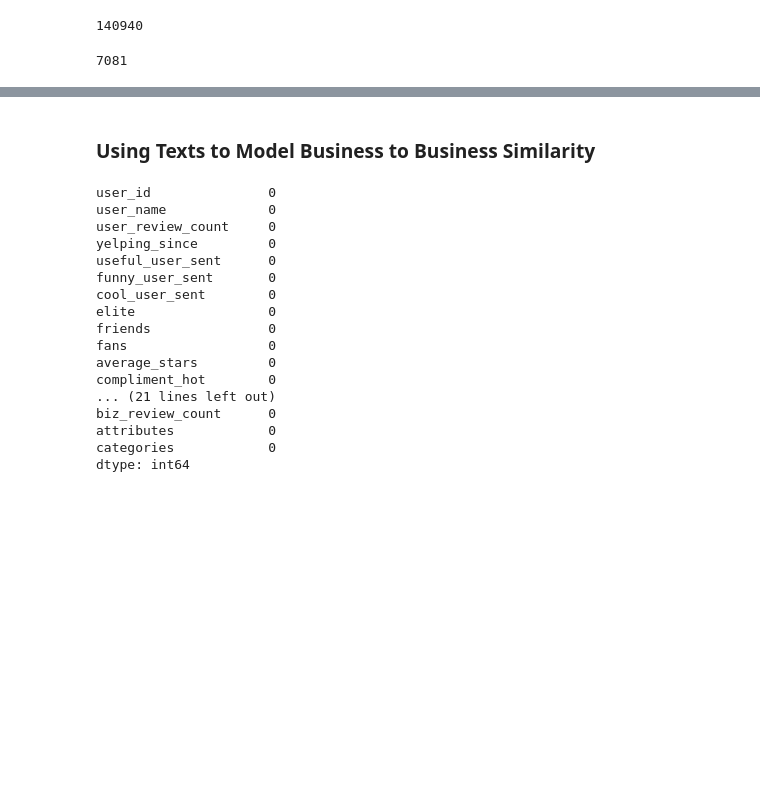
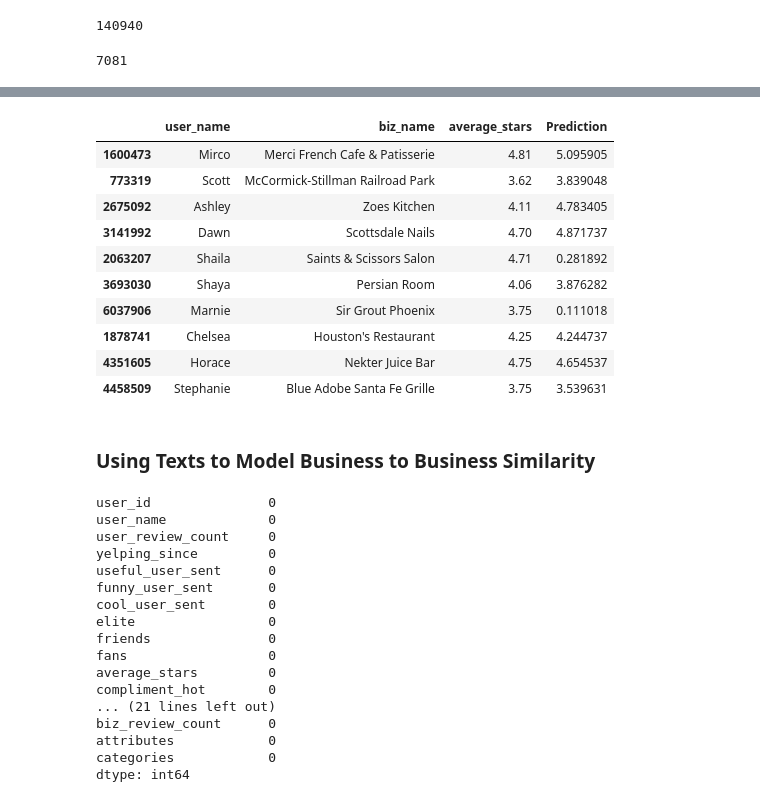
Before and after one commit to yuchild/yelp_cap3_jupyter, a Jupyter notebook: yelp_users_help_from_yelp.ipynb, the cells around one changed output, grey strips where cells are left out. Drawn from its saved outputs; the diff is of its cells as text; code cells hidden in the pictures; blank space fills up the shorter version.

```diff
--- a/yelp_users_help_from_yelp.ipynb
+++ b/yelp_users_help_from_yelp.ipynb
@@ -357,12 +343,0 @@ tf.keras.layers: https://www.tensorflow.org/api_docs/python/tf/keras/layers
-# %%
-x = concatenate([u, b], axis=-1)
-x = Flatten()(x)
-x = Dense(12, activation = 'sigmoid')(x)
-x = Dropout(0.5)(x)
-x = Dense(1, activation = 'softmax')(x)
-nn = Model([user_in, biz_in]
-          , x)
-nn.compile(optimizer = 'sgd'
-           , loss='mse'
-           , metrics=['accuracy']
-          )
@@ -404,3 +430,23 @@ Epoch 2/2
+# %%
+n = 10 # number of predictions
+predictions = model.predict([X_test.user_num.head(n)
+                            , X_test.biz_num.head(n)]
+                           )
+pred_df = X_test[['user_name', 'biz_name', 'average_stars']].iloc[0:n]
+pred_df['Prediction'] = predictions
+pred_df
+# %% [output]
+|  | user_name | biz_name | average_stars | Prediction |
+| 1600473 | Mirco | Merci French Cafe & Patisserie | 4.81 | 5.095905 |
+| 773319 | Scott | McCormick-Stillman Railroad Park | 3.62 | 3.839048 |
+| 2675092 | Ashley | Zoes Kitchen | 4.11 | 4.783405 |
+| 3141992 | Dawn | Scottsdale Nails | 4.70 | 4.871737 |
+| 2063207 | Shaila | Saints & Scissors Salon | 4.71 | 0.281892 |
+| 3693030 | Shaya | Persian Room | 4.06 | 3.876282 |
+| 6037906 | Marnie | Sir Grout Phoenix | 3.75 | 0.111018 |
+| 1878741 | Chelsea | Houston's Restaurant | 4.25 | 4.244737 |
+| 4351605 | Horace | Nekter Juice Bar | 4.75 | 4.654537 |
+| 4458509 | Stephanie | Blue Adobe Santa Fe Grille | 3.75 | 3.539631 |
 # %% [markdown]
 ### Using Texts to Model Business to Business Similarity
 # %%
```
Also changed, not shown: parts of 15 cells of this notebook.
